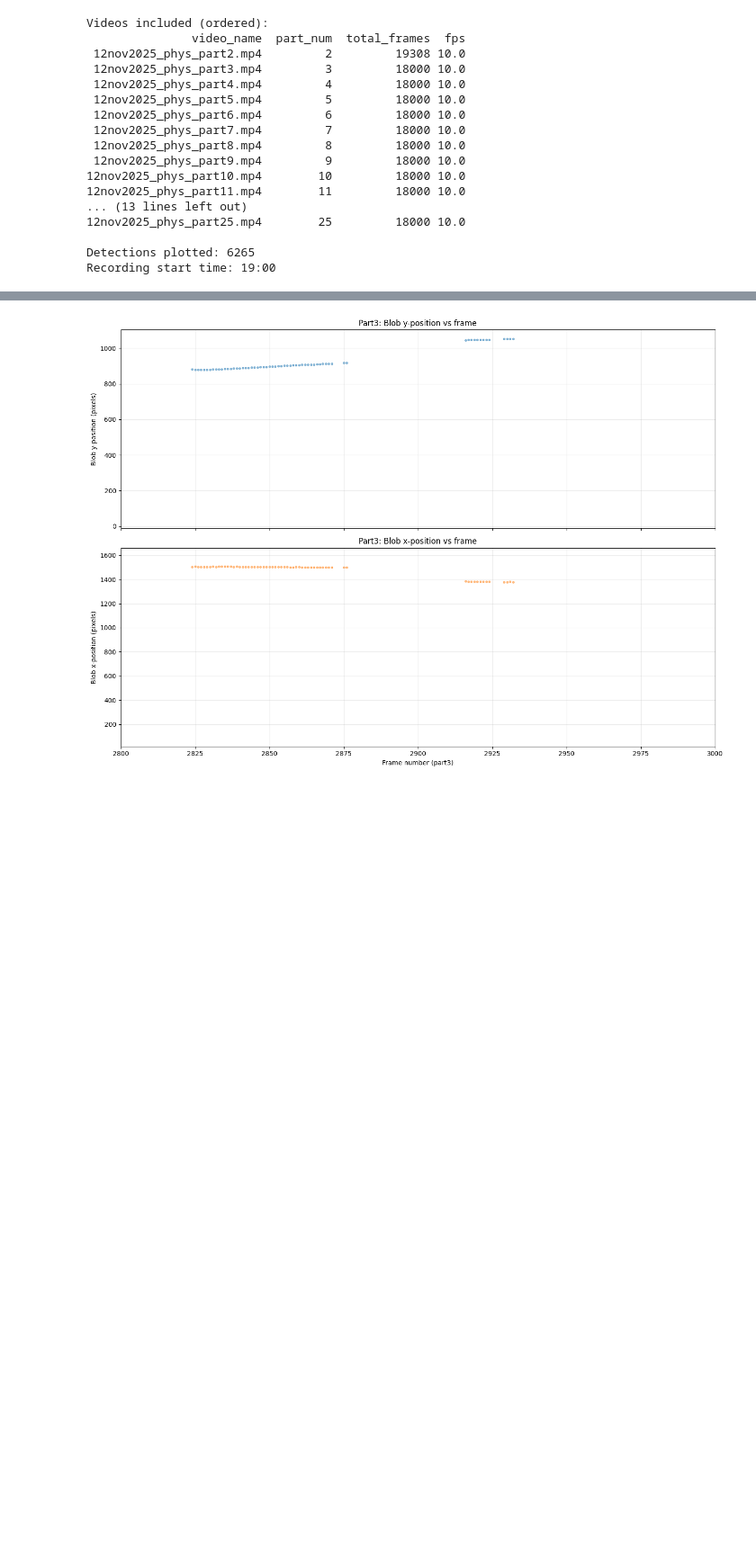
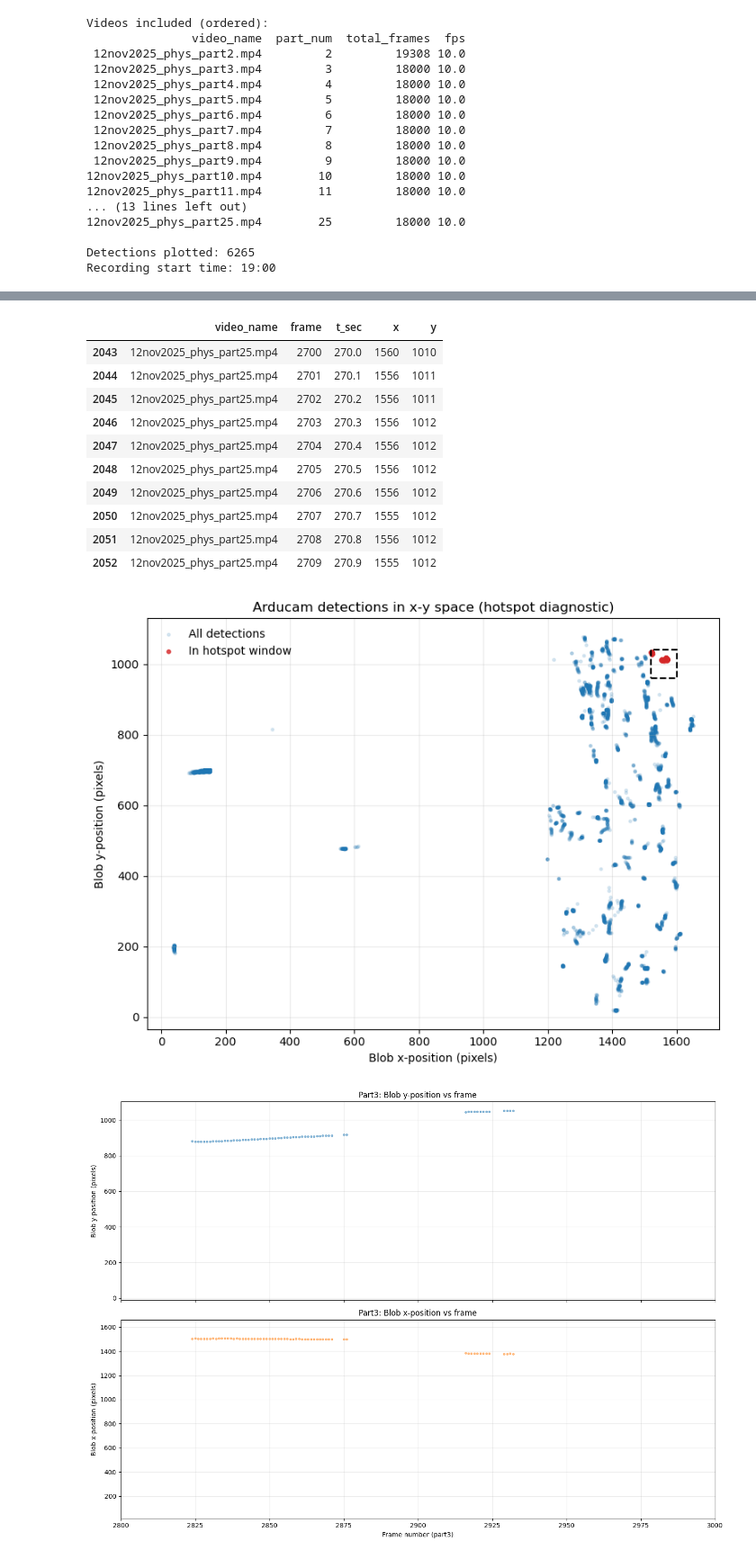
Before and after one commit to ucsb-oakley-lab/signal_respirometry, a Jupyter notebook: notebooks/06_arducam_video_analysis_nov12.ipynb, the cells around one changed output, grey strips where cells are left out. Shown at 90% size. Saved outputs shown, nothing was run; the diff lists cells and outputs as text; code cells hidden in the pictures; blank space fills up the shorter version.

```diff
--- a/notebooks/06_arducam_video_analysis_nov12.ipynb
+++ b/notebooks/06_arducam_video_analysis_nov12.ipynb
@@ -521,0 +526,65 @@ Recording start time: 19:00
+# %%
+import re
+from pathlib import Path
+import numpy as np
+import pandas as pd
+import matplotlib.pyplot as plt
+
+# Resolve processed CSV path even if setup cells were not run in this kernel.
+if 'BLOBS_CSV' in globals():
+    csv_path = Path(BLOBS_CSV)
+else:
+    root = Path.cwd().resolve()
+    if not (root / 'pyproject.toml').exists() and (root.parent / 'pyproject.toml').exists():
+        root = root.parent
+    exp_name = globals().get('exp_id', '12nov2025_phys')
+    csv_path = root / 'data' / 'processed' / f'blobs_{exp_name}.csv'
+
+# Load detections from memory (preferred) or CSV.
+if 'blob_df' in globals() and isinstance(blob_df, pd.DataFrame) and len(blob_df) > 0:
+    hs_df = blob_df.copy()
+else:
+    if not csv_path.exists():
+        raise FileNotFoundError(f'Blob CSV not found: {csv_path}. Run the blob detection cell first.')
+    hs_df = pd.read_csv(csv_path)
+
+# Window suspected as nuisance hotspot.
+x_min, x_max = 1520.0, 1600.0
+y_min, y_max = 960.0, 1040.0
+
+hotspot_mask = hs_df['x'].between(x_min, x_max) & hs_df['y'].between(y_min, y_max)
+hotspot_df = hs_df.loc[hotspot_mask].copy()
+
+def extract_part_num(video_name: str):
+    m = re.search(r'_part(\d+)\.mp4$', str(video_name))
+    return int(m.group(1)) if m else np.nan
+
+hotspot_df['part_num'] = hotspot_df['video_name'].map(extract_part_num)
+
+print('Hotspot diagnostic summary')
+print('=' * 72)
+print(f'Source CSV: {csv_path}')
+print(f'Total detections: {len(hs_df)}')
+print(f'Detections in hotspot window: {len(hotspot_df)}')
+print(f'Window: x in [{x_min:.0f}, {x_max:.0f}], y in [{y_min:.0f}, {y_max:.0f}]')
+if len(hotspot_df) > 0:
+    print('\nCounts by part:')
+    print(hotspot_df.groupby('part_num').size().to_string())
+    display(hotspot_df[['video_name', 'frame', 't_sec', 'x', 'y']].head(10))
+
+# Plot x-y directly so persistent x/y clusters are obvious.
+fig, ax = plt.subplots(figsize=(8, 6))
+ax.scatter(hs_df['x'], hs_df['y'], s=6, alpha=0.15, label='All detections', color='tab:blue')
+if len(hotspot_df) > 0:
+    ax.scatter(hotspot_df['x'], hotspot_df['y'], s=10, alpha=0.8, label='In hotspot window', color='tab:red')
+
+# Draw hotspot box.
+ax.plot([x_min, x_max, x_max, x_min, x_min], [y_min, y_min, y_max, y_max, y_min], color='black', linewidth=1.5, linestyle='--')
+ax.set_xlabel('Blob x-position (pixels)')
+ax.set_ylabel('Blob y-position (pixels)')
+ax.set_title('Arducam detections in x-y space (hotspot diagnostic)')
+ax.grid(True, alpha=0.25)
+ax.legend(frameon=False)
+plt.tight_layout()
+plt.show()
+# %% [output]
@@ -522,3 +602,15 @@ Recording start time: 19:00
+|  | video_name | frame | t_sec | x | y |
+| 2043 | 12nov2025_phys_part25.mp4 | 2700 | 270.0 | 1560 | 1010 |
+| 2044 | 12nov2025_phys_part25.mp4 | 2701 | 270.1 | 1556 | 1011 |
+| 2045 | 12nov2025_phys_part25.mp4 | 2702 | 270.2 | 1556 | 1011 |
+| 2046 | 12nov2025_phys_part25.mp4 | 2703 | 270.3 | 1556 | 1012 |
+| 2047 | 12nov2025_phys_part25.mp4 | 2704 | 270.4 | 1556 | 1012 |
+| 2048 | 12nov2025_phys_part25.mp4 | 2705 | 270.5 | 1556 | 1012 |
+| 2049 | 12nov2025_phys_part25.mp4 | 2706 | 270.6 | 1556 | 1012 |
+| 2050 | 12nov2025_phys_part25.mp4 | 2707 | 270.7 | 1555 | 1012 |
+| 2051 | 12nov2025_phys_part25.mp4 | 2708 | 270.8 | 1556 | 1012 |
+| 2052 | 12nov2025_phys_part25.mp4 | 2709 | 270.9 | 1555 | 1012 |
+[figure, added]
 # %%
 import re
 import numpy as np
```
Also changed, not shown: parts of 2 cells of this notebook, 34 other files.
